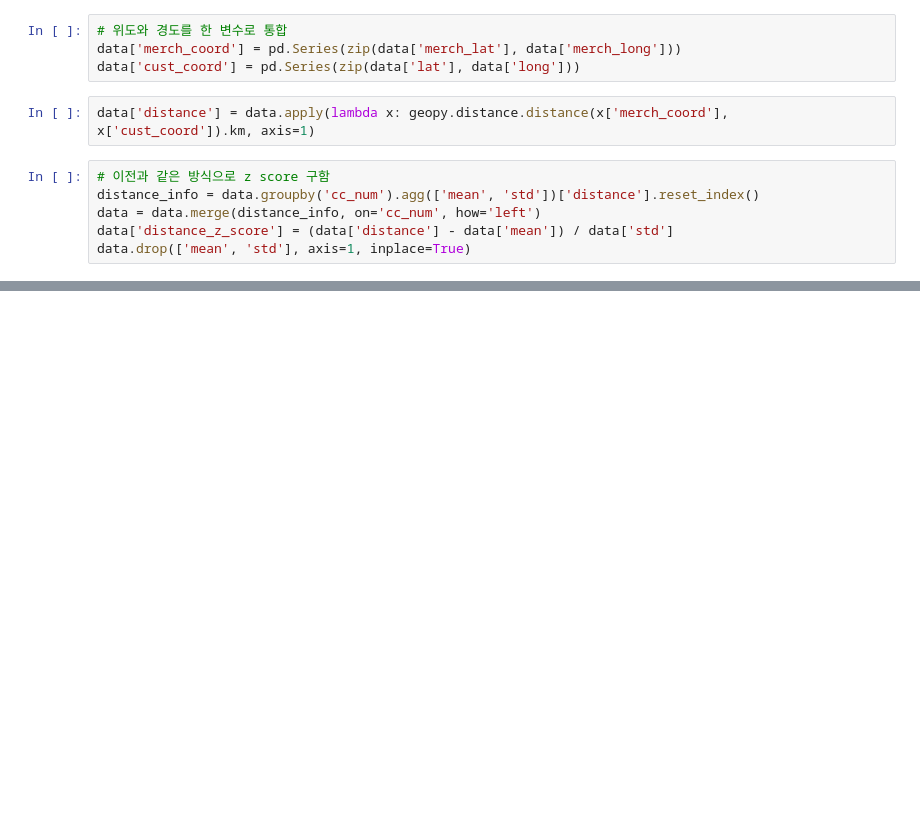
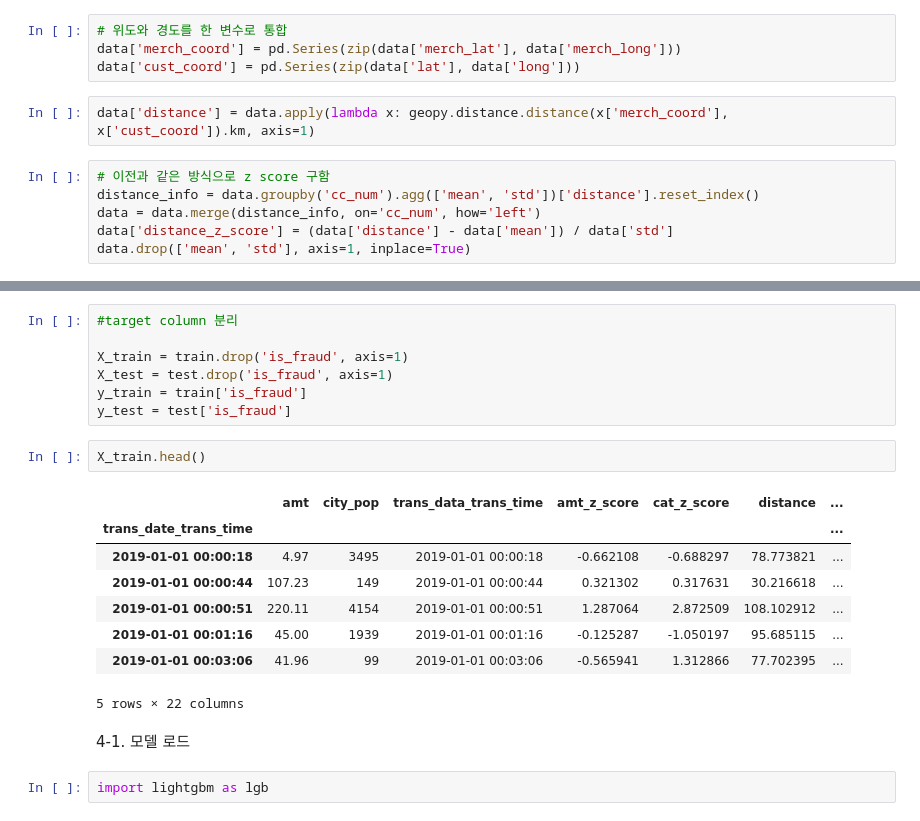
Before and after one commit to yk-Jeong/dsnote_examples, a Jupyter notebook: dsnote_11_lightGBM.ipynb, the cells around one changed output, grey strips where cells are left out. Cells and saved outputs as stored; diff of their text form; blank space fills up the shorter version.

```diff
--- a/dsnote_11_lightGBM.ipynb
+++ b/dsnote_11_lightGBM.ipynb
@@ -175,0 +237,22 @@ data.head()
+# %%
+#target column 분리
+
+X_train = train.drop('is_fraud', axis=1)
+X_test = test.drop('is_fraud', axis=1)
+y_train = train['is_fraud']
+y_test = test['is_fraud']
+# %%
+X_train.head()
+# %% [output]
+|  | amt | city_pop | trans_data_trans_time | amt_z_score | cat_z_score | distance | ... |
+| trans_date_trans_time |  |  |  |  |  |  | ... |
+| 2019-01-01 00:00:18 | 4.97 | 3495 | 2019-01-01 00:00:18 | -0.662108 | -0.688297 | 78.773821 | ... |
+| 2019-01-01 00:00:44 | 107.23 | 149 | 2019-01-01 00:00:44 | 0.321302 | 0.317631 | 30.216618 | ... |
+| 2019-01-01 00:00:51 | 220.11 | 4154 | 2019-01-01 00:00:51 | 1.287064 | 2.872509 | 108.102912 | ... |
+| 2019-01-01 00:01:16 | 45.00 | 1939 | 2019-01-01 00:01:16 | -0.125287 | -1.050197 | 95.685115 | ... |
+| 2019-01-01 00:03:06 | 41.96 | 99 | 2019-01-01 00:03:06 | -0.565941 | 1.312866 | 77.702395 | ... |
+5 rows × 22 columns
+# %% [markdown]
+4-1. 모델 로드
+# %%
+import lightgbm as lgb
```
Also changed, not shown: parts of 24 cells of this notebook.
